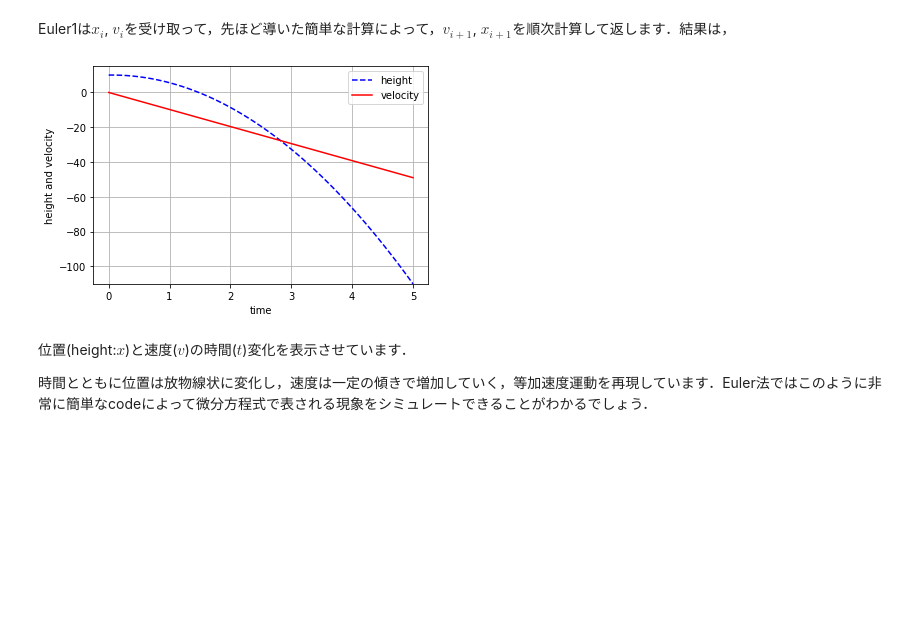
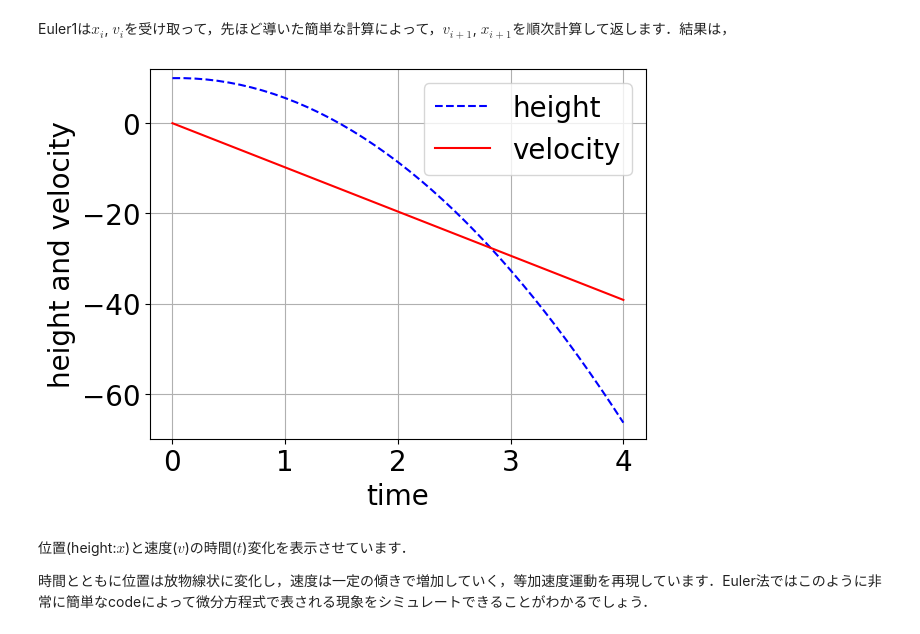
Before and after one commit to daddygongon/intro_info_26s, a Jupyter notebook: c2_solar_system/d1_python_ode.ipynb, the cells around one changed output. Cells and saved outputs as stored; diff of their text form; code cells hidden in the pictures; blank space fills up the shorter version.

```diff
--- a/c2_solar_system/d1_python_ode.ipynb
+++ b/c2_solar_system/d1_python_ode.ipynb
@@ -95,9 +95,10 @@ import matplotlib.pyplot as plt
 def my_plot(xx, vv, tt, y_range=None):
     plt.plot(tt, xx, color = 'b', linestyle='--',label="height")
     plt.plot(tt, vv, color = 'r', label="velocity")
-    plt.legend()
-    plt.xlabel('time')
-    plt.ylabel('height and velocity')
+    plt.legend(fontsize=20)
+    plt.xlabel('time', fontsize=20)
+    plt.ylabel('height and velocity', fontsize=20)
+    plt.tick_params(labelsize=20)
     if y_range is not None:
         plt.ylim(y_range)
     plt.grid()
@@ -105,24 +106,24 @@ def my_plot(xx, vv, tt, y_range=None):
 # %%
 #g, dt =9.8, 0.01
 g, dt =9.8, 0.1
 tt,xx,vv=[0.0],[10.0],[0.0]
 #tt,xx,vv=[0.0],[0.0],[9.8]
 
 
 t = 0.0
 
-for i in range(0,50):
+for i in range(0, 40):
   t += dt
   x, v = euler1(xx[-1],vv[-1])
   tt.append(t)
   xx.append(x)
   vv.append(v)
 
 # print(xx)
 # print(vv)
-my_plot(xx, vv, tt,y_range=(-110, 15))
+my_plot(xx, vv, tt, y_range=(-70, 12))
 # %% [output]
-[figure, old version]
+[figure, new version]
 # %% [markdown]
 位置(height:$x$)と速度($v$)の時間($t$)変化を表示させています．
 
```
Also changed, not shown: parts of 7 cells of this notebook, 6 other files.
